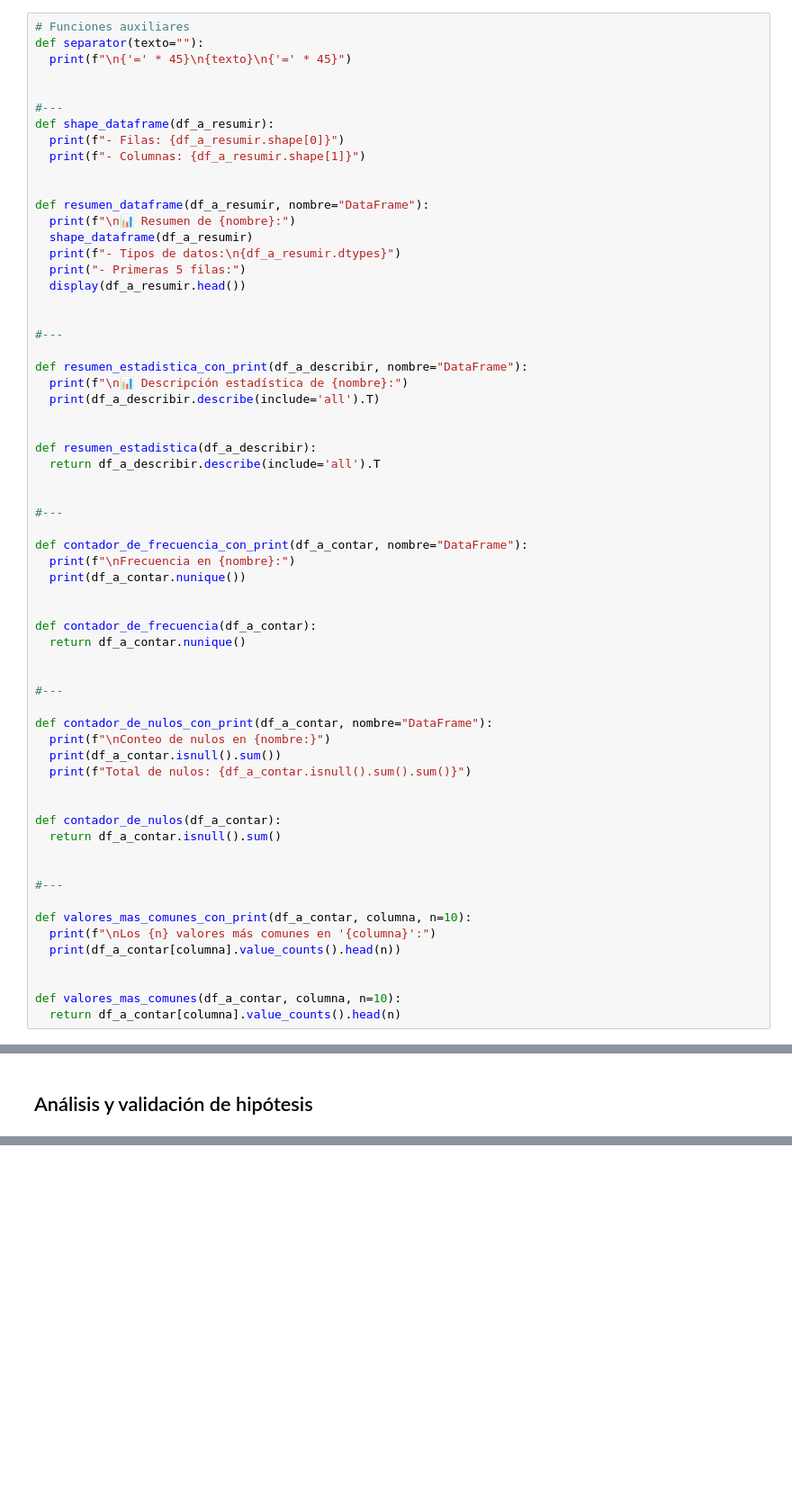
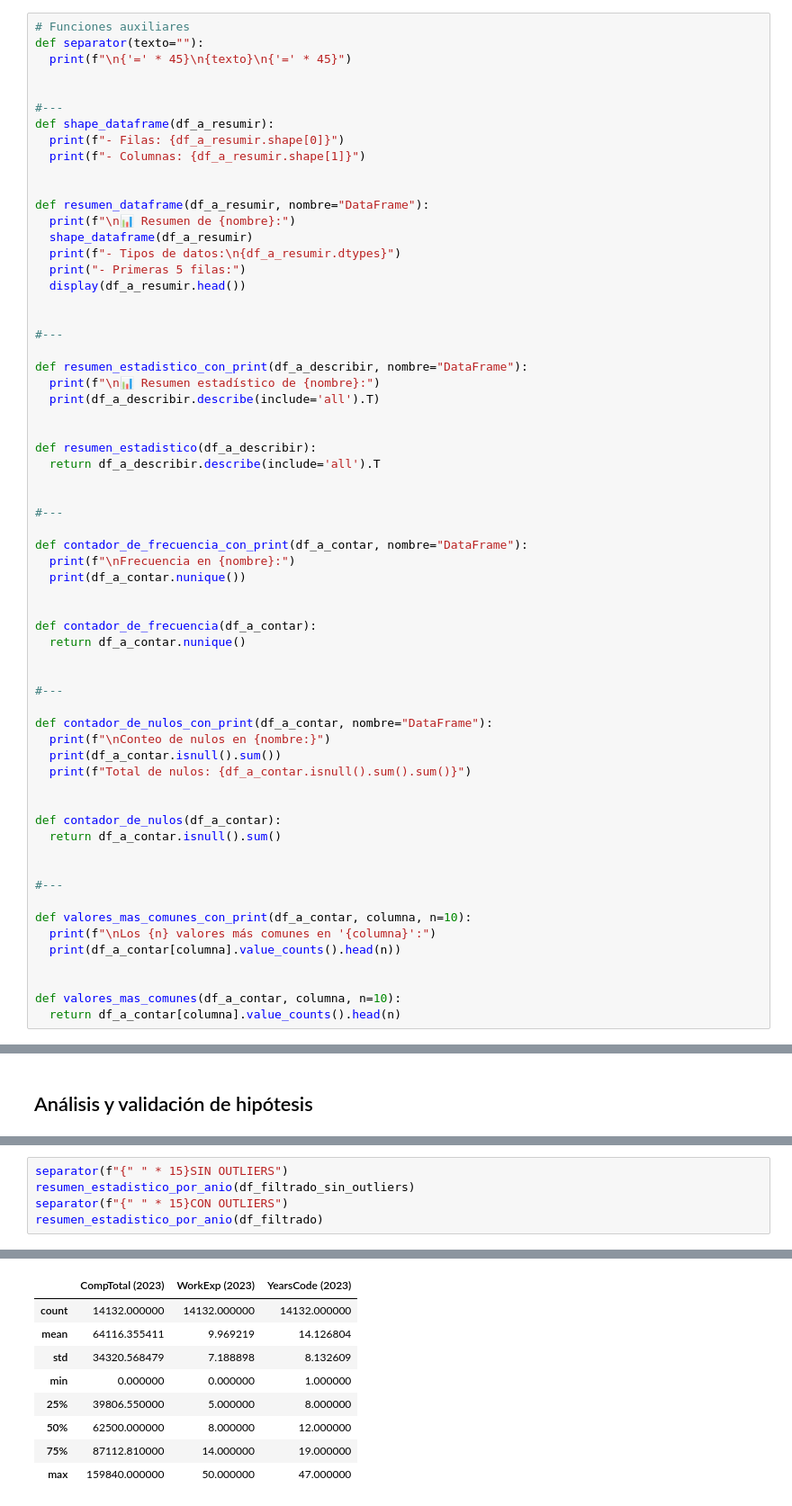
Before and after one commit to Maidana0/encuestas-stack-overflow, a Jupyter notebook: Proyecto_Final_Maidana_Franco.ipynb, the cells around one changed output, grey strips where cells are left out. Shown at 90% size. Cells and saved outputs as stored; diff of their text form; blank space fills up the shorter version.

Commit message:
resumen estadistico
y estructuracion: validar hipotesis y conclusiones

```diff
--- a/Proyecto_Final_Maidana_Franco.ipynb
+++ b/Proyecto_Final_Maidana_Franco.ipynb
@@ -90,12 +90,12 @@ def resumen_dataframe(df_a_resumir, nombre="DataFrame"):
 
 #---
 
-def resumen_estadistica_con_print(df_a_describir, nombre="DataFrame"):
-  print(f"\n📊 Descripción estadística de {nombre}:")
+def resumen_estadistico_con_print(df_a_describir, nombre="DataFrame"):
+  print(f"\n📊 Resumen estadístico de {nombre}:")
   print(df_a_describir.describe(include='all').T)
 
 
-def resumen_estadistica(df_a_describir):
+def resumen_estadistico(df_a_describir):
   return df_a_describir.describe(include='all').T
 
 
@@ -880,0 +1034,6 @@ for anio, df_anio in df_filtrado.items():
+# %%
+separator(f"{" " * 15}SIN OUTLIERS")
+resumen_estadistico_por_anio(df_filtrado_sin_outliers)
+separator(f"{" " * 15}CON OUTLIERS")
+resumen_estadistico_por_anio(df_filtrado)
+# %% [output]
@@ -880,0 +1045,9 @@ for anio, df_anio in df_filtrado.items():
+|  | CompTotal (2023) | WorkExp (2023) | YearsCode (2023) |
+| count | 14132.000000 | 14132.000000 | 14132.000000 |
+| mean | 64116.355411 | 9.969219 | 14.126804 |
+| std | 34320.568479 | 7.188898 | 8.132609 |
+| min | 0.000000 | 0.000000 | 1.000000 |
+| 25% | 39806.550000 | 5.000000 | 8.000000 |
+| 50% | 62500.000000 | 8.000000 | 12.000000 |
+| 75% | 87112.810000 | 14.000000 | 19.000000 |
+| max | 159840.000000 | 50.000000 | 47.000000 |
```
Also changed, not shown: parts of 18 cells of this notebook.
